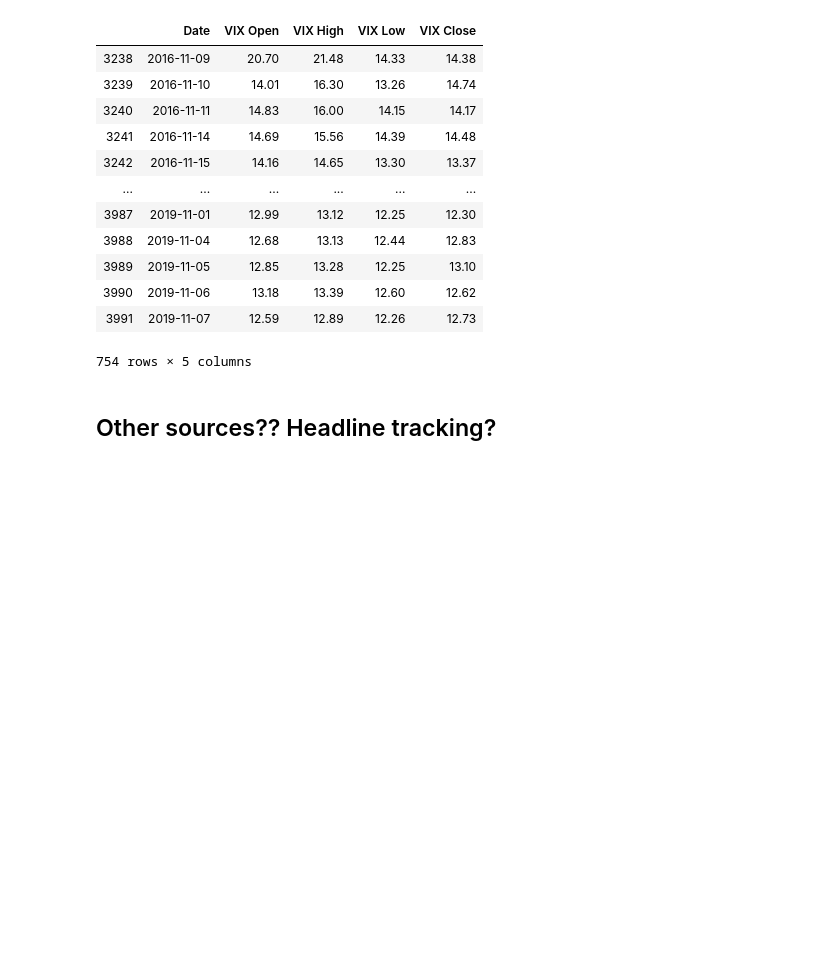
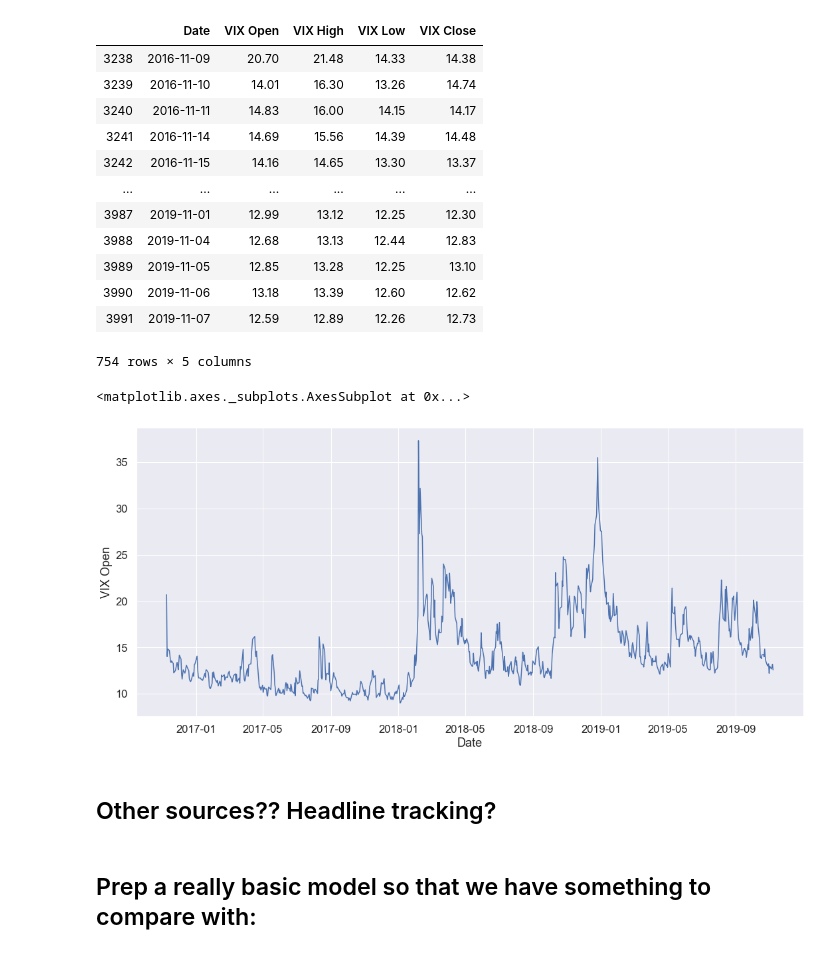
Before and after one commit to ddemarco96/FinalProject40, a Jupyter notebook: Trump_data_collection.ipynb, the cells around one changed output. Cells and saved outputs as stored; diff of their text form; code cells hidden in the pictures; blank space fills up the shorter version.

```diff
--- a/Trump_data_collection.ipynb
+++ b/Trump_data_collection.ipynb
@@ -26,11 +26,12 @@ import matplotlib.pyplot as plt
 %matplotlib inline
 
 import seaborn as sns
-sns.set(style='whitegrid')
+sns.set( font_scale=1.5)
 pd.set_option('display.width', 1500)
 pd.set_option('display.max_columns', 100)
 
 import pandas_profiling
+from sklearn.model_selection import train_test_split
 # %% [markdown]
 # Goal 1: Gather trump tweets from twitter and save to a csv
 # %% [markdown]
@@ -85,5 +86,16 @@ vix_election_to_present
 | 3990 | 2019-11-06 | 13.18 | 13.39 | 12.60 | 12.62 |
 | 3991 | 2019-11-07 | 12.59 | 12.89 | 12.26 | 12.73 |
 754 rows × 5 columns
+# %%
+vix_election_to_present.loc[:, 'VIX Open'] = vix_election_to_present.astype({'VIX Open': 'float'})['VIX Open']
+# vix_election_to_present.astype({'VIX Open': 'float'})
+
+plt.figure(figsize=(18,8))
+sns.lineplot(x='Date', y='VIX Open', data=vix_election_to_present)
+# %% [output]
+<matplotlib.axes._subplots.AxesSubplot at 0x...>
+[figure, added]
 # %% [markdown]
 ## Other sources?? Headline tracking?
+# %% [markdown]
+## Prep a really basic model so that we have something to compare with:
```
Also changed, not shown: parts of 8 cells of this notebook.
